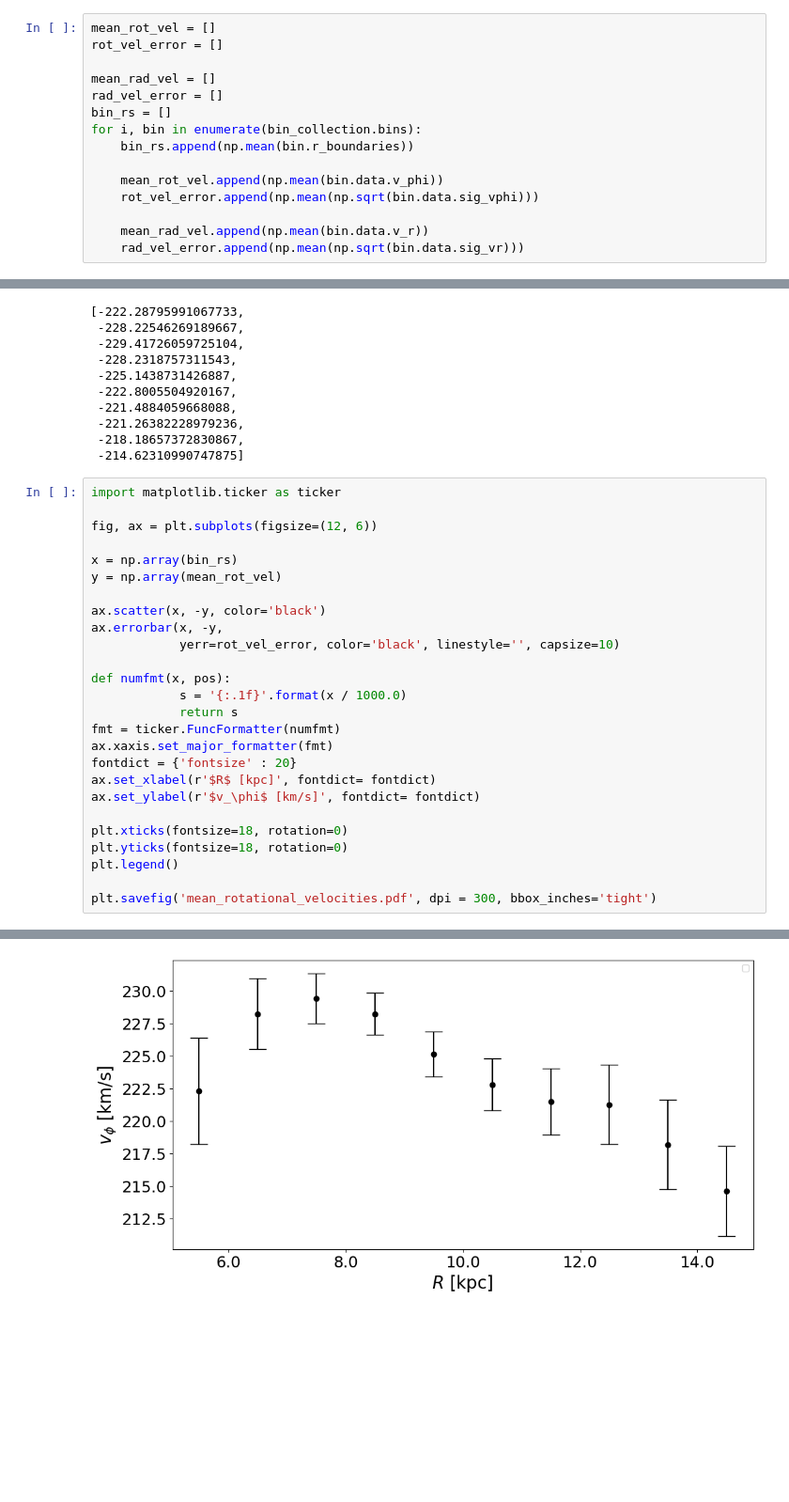
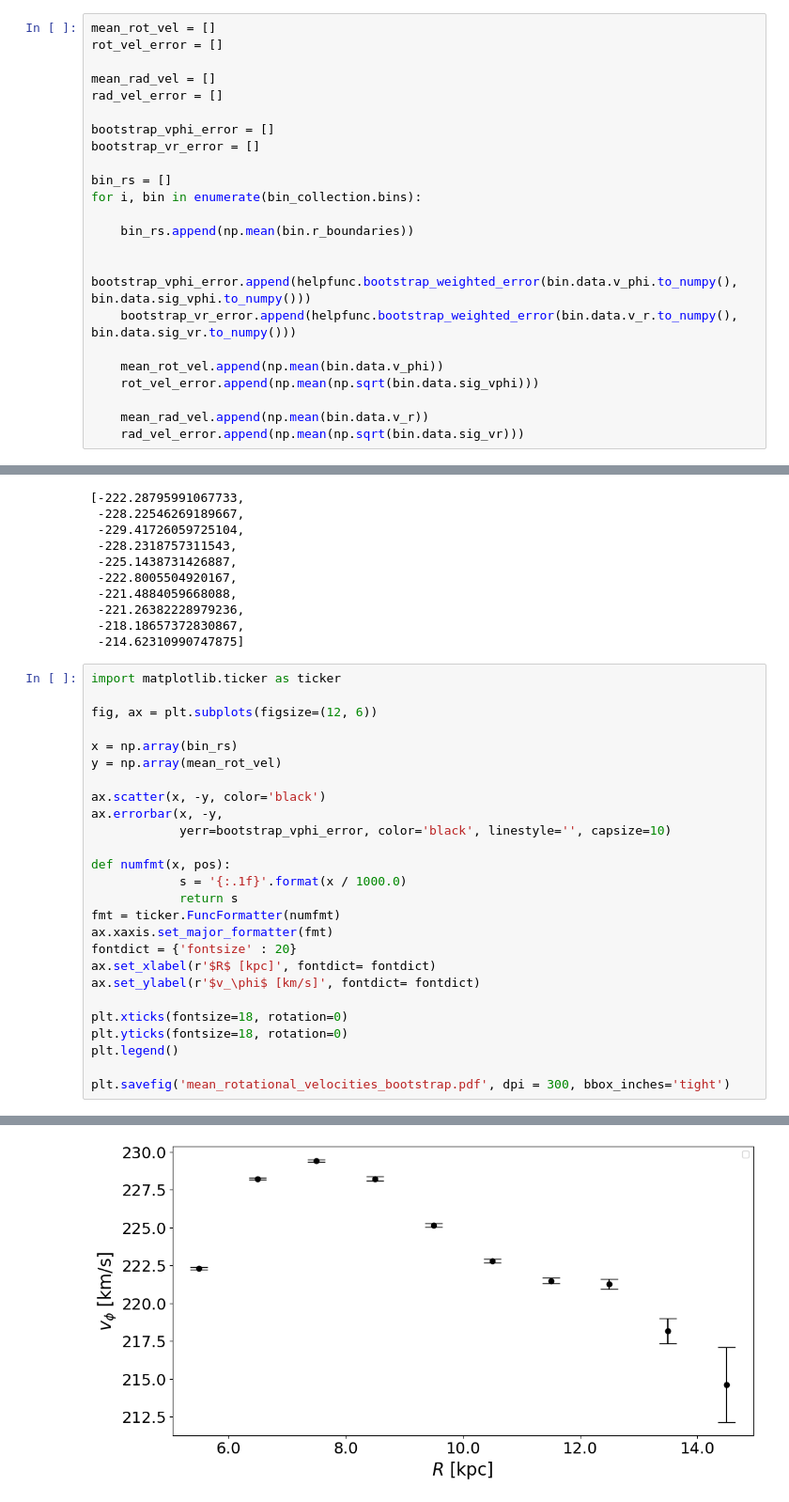
Before and after one commit to HEP-KBFI/gaia-tools, a Jupyter notebook: jupyter-notebook/radial_rotational_velocities.ipynb, the cells around one changed output, grey strips where cells are left out. Shown at 94% size. Saved outputs shown, nothing was run; the diff lists cells and outputs as text; blank space fills up the shorter version.

Commit message:
bootstrap in bin velocity plots

```diff
--- a/jupyter-notebook/radial_rotational_velocities.ipynb
+++ b/jupyter-notebook/radial_rotational_velocities.ipynb
@@ -140,9 +142,17 @@ rot_vel_error = []
 
 mean_rad_vel = []
 rad_vel_error = []
+
+bootstrap_vphi_error = []
+bootstrap_vr_error = []
+
 bin_rs = []
 for i, bin in enumerate(bin_collection.bins):
+
     bin_rs.append(np.mean(bin.r_boundaries))
+
+    bootstrap_vphi_error.append(helpfunc.bootstrap_weighted_error(bin.data.v_phi.to_numpy(), bin.data.sig_vphi.to_numpy()))
+    bootstrap_vr_error.append(helpfunc.bootstrap_weighted_error(bin.data.v_r.to_numpy(), bin.data.sig_vr.to_numpy()))
 
     mean_rot_vel.append(np.mean(bin.data.v_phi))
     rot_vel_error.append(np.mean(np.sqrt(bin.data.sig_vphi)))
@@ -181,32 +179,32 @@ mean_rot_vel
 # %%
 import matplotlib.ticker as ticker
 
 fig, ax = plt.subplots(figsize=(12, 6))
 
 x = np.array(bin_rs)
 y = np.array(mean_rot_vel)
 
 ax.scatter(x, -y, color='black')
 ax.errorbar(x, -y,
-            yerr=rot_vel_error, color='black', linestyle='', capsize=10)
+            yerr=bootstrap_vphi_error, color='black', linestyle='', capsize=10)
 
 def numfmt(x, pos):
             s = '{:.1f}'.format(x / 1000.0)
             return s
 fmt = ticker.FuncFormatter(numfmt)
 ax.xaxis.set_major_formatter(fmt)
 fontdict = {'fontsize' : 20}
 ax.set_xlabel(r'$R$ [kpc]', fontdict= fontdict)
 ax.set_ylabel(r'$v_\phi$ [km/s]', fontdict= fontdict)
 
 plt.xticks(fontsize=18, rotation=0)
 plt.yticks(fontsize=18, rotation=0)
 plt.legend()
 
-plt.savefig('mean_rotational_velocities.pdf', dpi = 300, bbox_inches='tight')
+plt.savefig('mean_rotational_velocities_bootstrap.pdf', dpi = 300, bbox_inches='tight')
 # %% [output]
 No artists with labels found to put in legend.  Note that artists whose label start with an underscore are ignored when legend() is called with no argument.
-[figure, old version]
+[figure, new version]
 # %%
 import matplotlib.ticker as ticker
 
```
Also changed, not shown: parts of 5 cells of this notebook, 1 other file.
